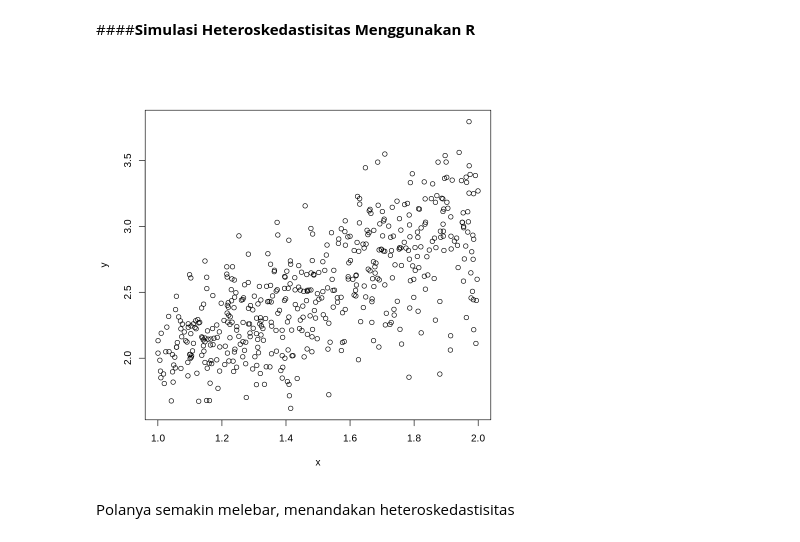
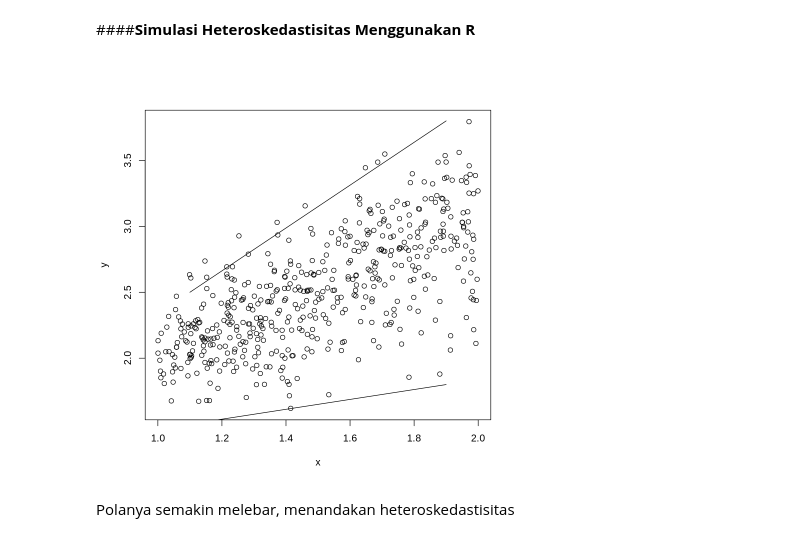
Before and after one commit to JuzmaFR/Analisis-Regresi-Catatan-Kuliah, a Jupyter notebook: Analisis_Regresi.ipynb, the cells around one changed output. Drawn from its saved outputs; the diff is of its cells as text; code cells hidden in the pictures.

```diff
--- a/Analisis_Regresi.ipynb
+++ b/Analisis_Regresi.ipynb
@@ -1331,11 +1331,12 @@ Se_E <- (0.2^2*x^2)^0.5
 E <- rnorm(n,0,Se_E)
 
 y <- 1 + 1*x+E
-# %%
-#Plot Y dengan X
-plot(y~x)
-# %% [output]
-[figure, removed]
+# %%
+#Plot Y dengan X
+plot(y~x)
+segments(x0 = c(1.1,1.1), y0 = c(2.5,1.5), x1 =c(1.9,1.9), y1 = c(3.8,1.8))
+# %% [output]
+[figure, added]
 # %% [markdown]
 Polanya semakin melebar, menandakan heteroskedastisitas
 # %%
```
Also changed, not shown: parts of 9 cells of this notebook.
